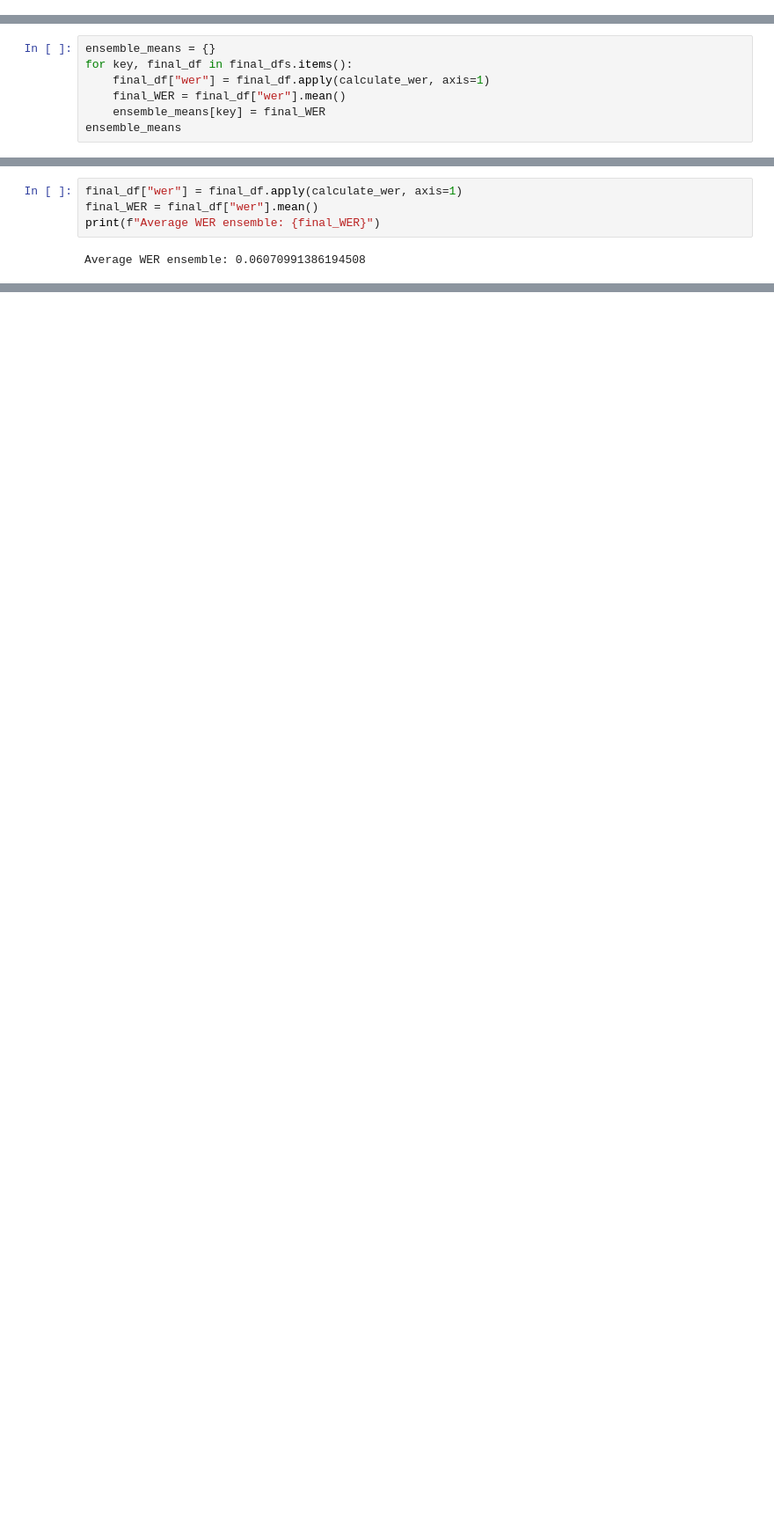
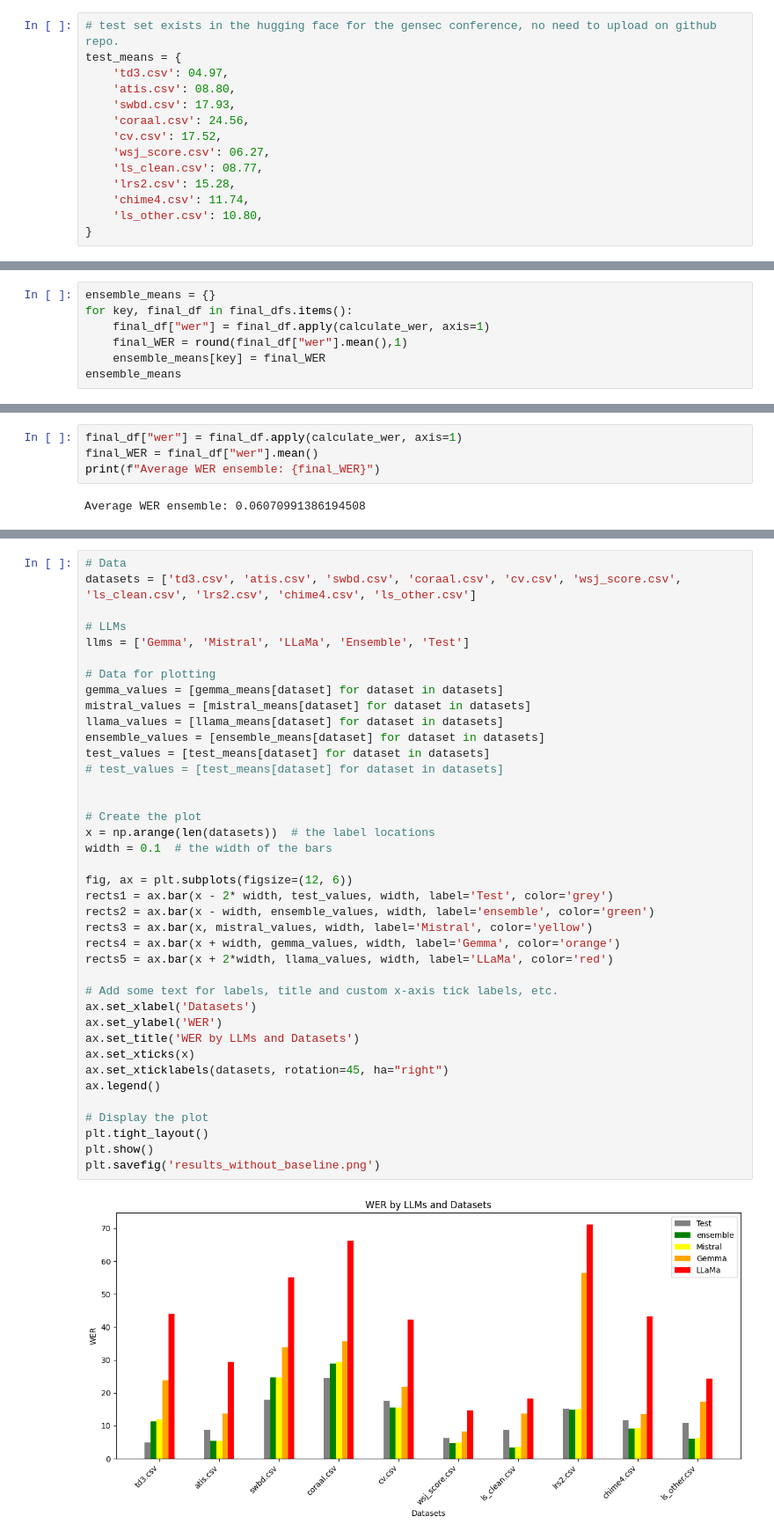
Before and after one commit to Thesis-g7/Improving-ASR-output-using-LLM, a Jupyter notebook: src_code/Post_ASR_Correction_Using_Large_Language_Models.ipynb, the cells around one changed output, grey strips where cells are left out. Shown at 88% size. Drawn from its saved outputs; the diff is of its cells as text; blank space fills up the shorter version.

Commit message:
better results visualization and more cleaning for soure file

```diff
--- a/src_code/Post_ASR_Correction_Using_Large_Language_Models.ipynb
+++ b/src_code/Post_ASR_Correction_Using_Large_Language_Models.ipynb
@@ -446 +333,15 @@ Average WER LLaMa: 0.24317990283458094, Average WER Mistral: 0.06225450389373135
+# %%
+# test set exists in the hugging face for the gensec conference, no need to upload on github repo.
+test_means = {
+    'td3.csv': 04.97,
+    'atis.csv': 08.80,
+    'swbd.csv': 17.93,
+    'coraal.csv': 24.56,
+    'cv.csv': 17.52,
+    'wsj_score.csv': 06.27,
+    'ls_clean.csv': 08.77,
+    'lrs2.csv': 15.28,
+    'chime4.csv': 11.74,
+    'ls_other.csv': 10.80,
+}
 # %% [markdown]
@@ -465,7 +366,7 @@ for key, mistral_df in mistral_dfs.items():
 ensemble_means = {}
 for key, final_df in final_dfs.items():
     final_df["wer"] = final_df.apply(calculate_wer, axis=1)
-    final_WER = final_df["wer"].mean()
+    final_WER = round(final_df["wer"].mean(),1)
     ensemble_means[key] = final_WER
 ensemble_means
 # %% [output]
@@ -524,0 +399,41 @@ plt.show()
+# %%
+# Data
+datasets = ['td3.csv', 'atis.csv', 'swbd.csv', 'coraal.csv', 'cv.csv', 'wsj_score.csv', 'ls_clean.csv', 'lrs2.csv', 'chime4.csv', 'ls_other.csv']
+
+# LLMs
+llms = ['Gemma', 'Mistral', 'LLaMa', 'Ensemble', 'Test']
+
+# Data for plotting
+gemma_values = [gemma_means[dataset] for dataset in datasets]
+mistral_values = [mistral_means[dataset] for dataset in datasets]
+llama_values = [llama_means[dataset] for dataset in datasets]
+ensemble_values = [ensemble_means[dataset] for dataset in datasets]
+test_values = [test_means[dataset] for dataset in datasets]
+# test_values = [test_means[dataset] for dataset in datasets]
+
+
+# Create the plot
+x = np.arange(len(datasets))  # the label locations
+width = 0.1  # the width of the bars
+
+fig, ax = plt.subplots(figsize=(12, 6))
+rects1 = ax.bar(x - 2* width, test_values, width, label='Test', color='grey')
+rects2 = ax.bar(x - width, ensemble_values, width, label='ensemble', color='green')
+rects3 = ax.bar(x, mistral_values, width, label='Mistral', color='yellow')
+rects4 = ax.bar(x + width, gemma_values, width, label='Gemma', color='orange')
+rects5 = ax.bar(x + 2*width, llama_values, width, label='LLaMa', color='red')
+
+# Add some text for labels, title and custom x-axis tick labels, etc.
+ax.set_xlabel('Datasets')
+ax.set_ylabel('WER')
+ax.set_title('WER by LLMs and Datasets')
+ax.set_xticks(x)
+ax.set_xticklabels(datasets, rotation=45, ha="right")
+ax.legend()
+
+# Display the plot
+plt.tight_layout()
+plt.show()
+plt.savefig('results_without_baseline.png')
+# %% [output]
+[figure, added]
```
Also changed, not shown: parts of 44 cells of this notebook, 32 other files.
